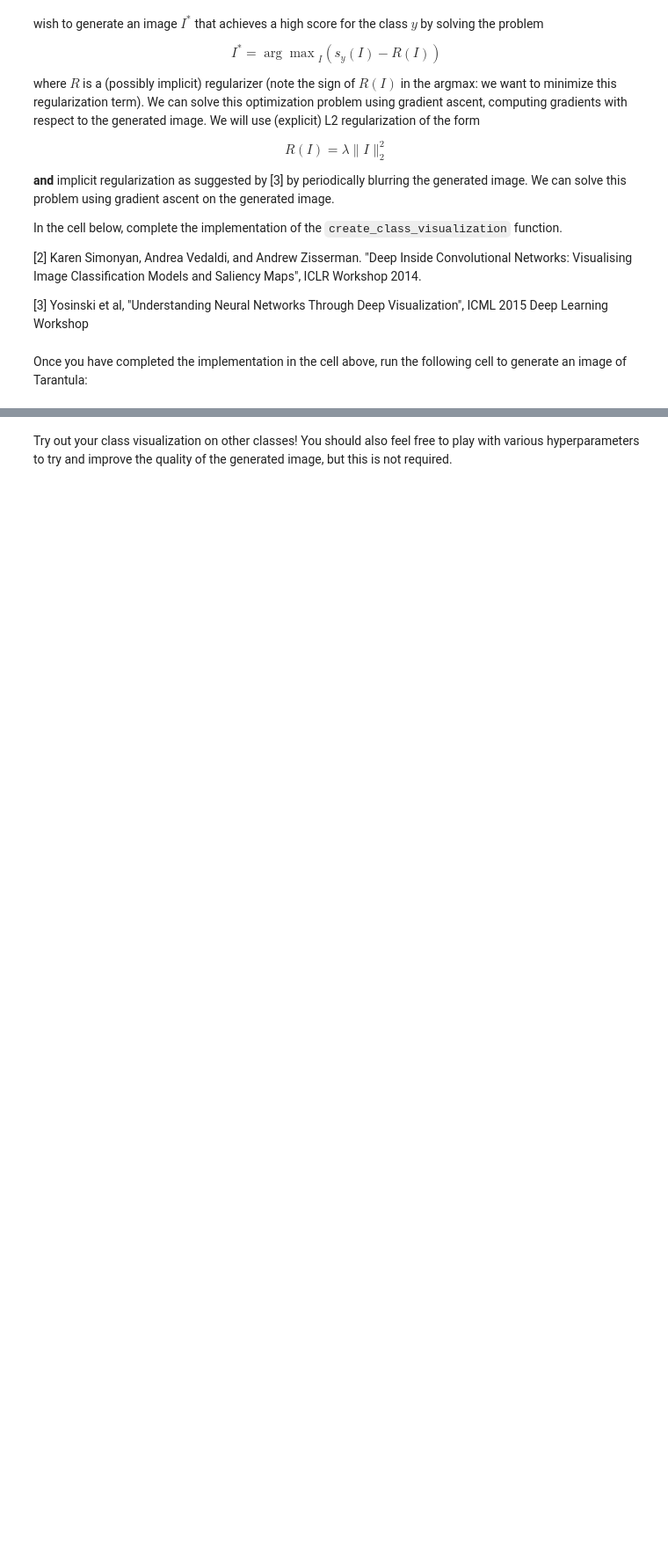
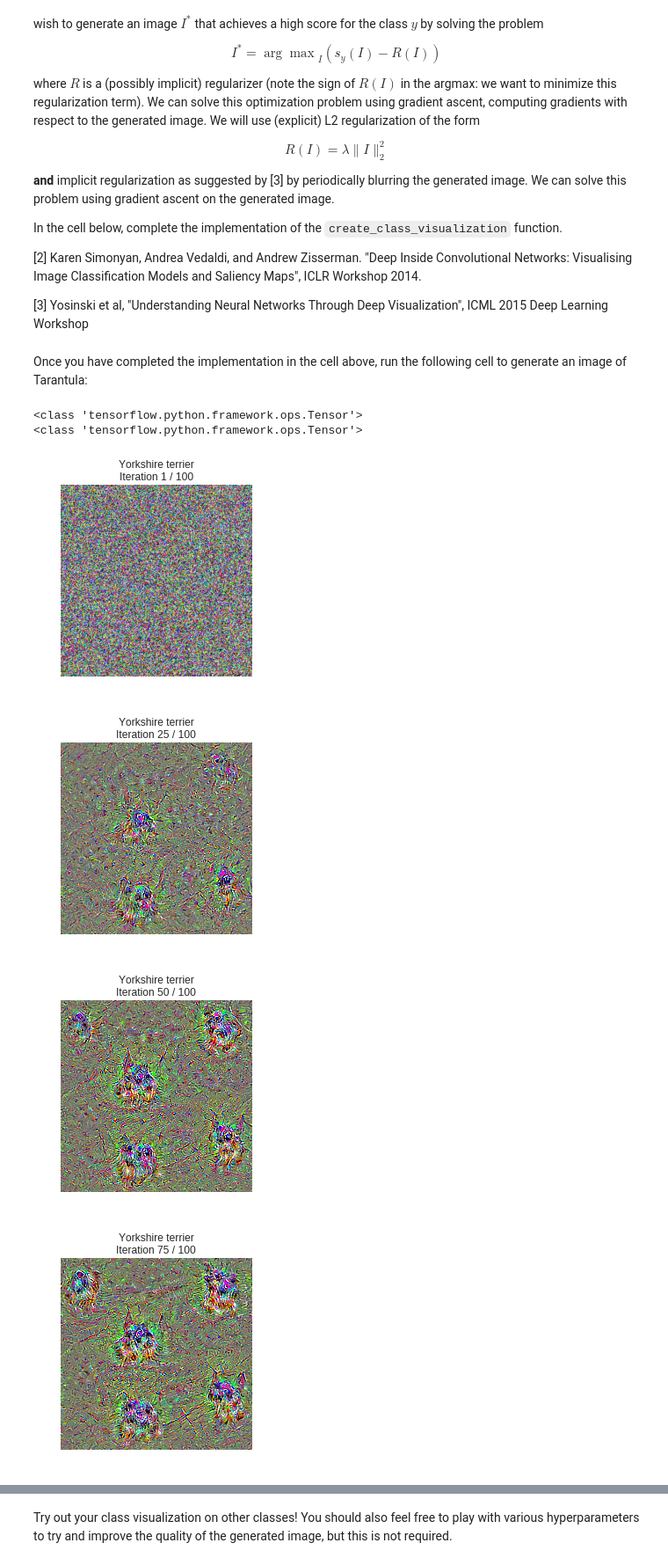
Before and after one commit to gabrielkerr/deep_learning_fall_2018, a Jupyter notebook: Gabriel_Kerr_homework3_visualization.ipynb, the cells around one changed output, grey strips where cells are left out. Shown at 88% size. Cells and saved outputs as stored; diff of their text form; code cells hidden in the pictures; blank space fills up the shorter version.

```diff
--- a/Gabriel_Kerr_homework3_visualization.ipynb
+++ b/Gabriel_Kerr_homework3_visualization.ipynb
@@ -499,12 +498,19 @@ def create_class_visualization(target_y, model, **kwargs):
     # Note: loss and grad should be TensorFlow Tensors, not numpy arrays!  #
     #                                                                      #
     # The loss is the score for the target label, target_y. You should     #
-    # use model.scores to get the scores, and tf.gradients to compute  #
+    # use model.scores to get the scores, and tf.gradients to compute      #
     # gradients. Don't forget the (subtracted) L2 regularization term!     #
     ########################################################################
     loss = None # scalar loss
     grad = None # gradient of loss with respect to model.image, same size as model.image
-    pass
+
+    loss = model.scores - l2_reg*tf.square(tf.norm(model.image))
+    loss = loss[:, target_y]
+
+    grad = tf.squeeze(tf.gradients(loss, model.image))
+
+    print(type(grad))
+    print(type(loss))
     ############################################################################
     #                             END OF YOUR CODE                             #
     ############################################################################
@@ -523,7 +529,8 @@ def create_class_visualization(target_y, model, **kwargs):
         #                                                                      #
         # Be very careful about the signs of elements in your code.            #
         ########################################################################
-        pass
+        gradStep, L = sess.run([grad, loss], {model.image:X})
+        X += learning_rate * gradStep
         ############################################################################
         #                             END OF YOUR CODE                             #
         ############################################################################
@@ -548,5 +555,12 @@ def create_class_visualization(target_y, model, **kwargs):
 # %% [markdown]
 Once you have completed the implementation in the cell above, run the following cell to generate an image of Tarantula:
 # %%
-target_y = 76 # Tarantula
+target_y = 187 # Tarantula 75
 out = create_class_visualization(target_y, model)
+# %% [output]
+<class 'tensorflow.python.framework.ops.Tensor'>
+<class 'tensorflow.python.framework.ops.Tensor'>
+[figure, added]
+[figure, added]
+[figure, added]
+[figure, added]
```
Also changed, not shown: parts of 3 cells of this notebook.
